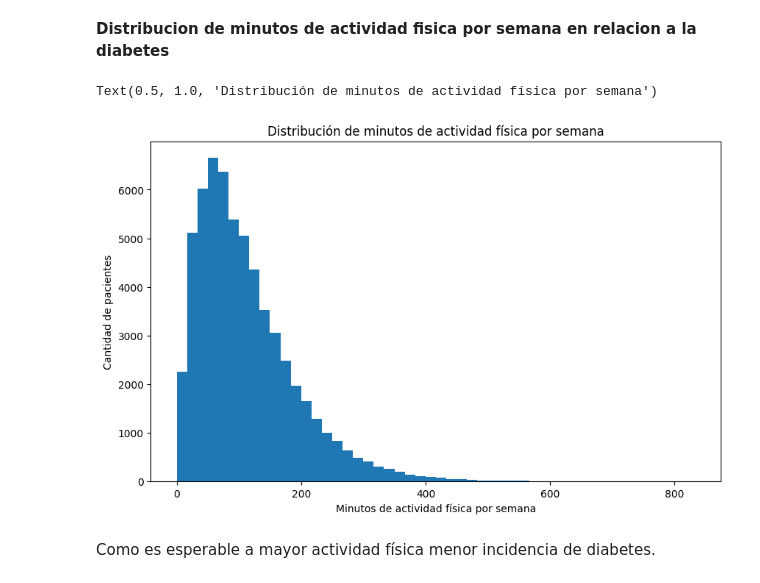
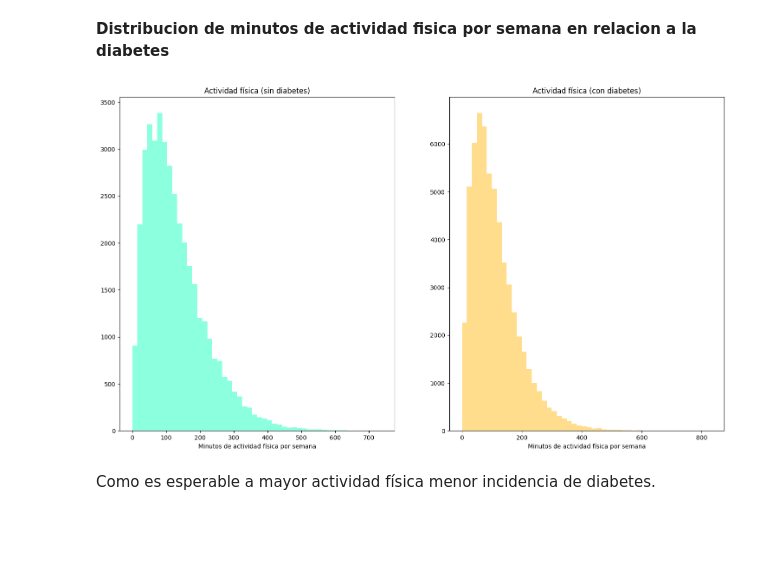
Before and after one commit to diegocv00/Diabetes, a Jupyter notebook: diabetes_analisis.ipynb, the cells around one changed output. Cells and saved outputs as stored; diff of their text form; code cells hidden in the pictures; blank space fills up the shorter version.

```diff
--- a/Diabetes.ipynb
+++ b/diabetes_analisis.ipynb
@@ -57,3 +59,6 @@ memory usage: 23.7+ MB
+# %%
+df_poseen_diabetes = df[df["diagnosed_diabetes"] == 1]
+df_no_poseen_diabetes = df[df["diagnosed_diabetes"] == 0]
 # %% [markdown]
 **Distribucion por género de la diabetes**
 # %%
@@ -120,15 +125,19 @@ Con un consumo relativamente moderado (de 0-7 veces por semana) el porcentaje de
 # %% [markdown]
 **Distribucion de minutos de actividad fisica por semana en relacion a la diabetes**
 # %%
-df_poseen_diabetes = df[df["diagnosed_diabetes"] == 1]
-plt.figure(figsize=(10, 6))
-plt.hist(df_poseen_diabetes['physical_activity_minutes_per_week'], bins=50)
-plt.xlabel("Minutos de actividad física por semana")
-plt.ylabel("Cantidad de pacientes")
-plt.title("Distribución de minutos de actividad física por semana")
+fig, (ax1, ax2) = plt.subplots(1, 2, figsize=(18, 10))
+
+if not df_no_poseen_diabetes.empty:
+    ax1.hist(df_no_poseen_diabetes['physical_activity_minutes_per_week'], bins=50, color='#8CFFDF')
+    ax1.set_title("Actividad física (sin diabetes)")
+    ax1.set_xlabel("Minutos de actividad física por semana")
+
+if not df_poseen_diabetes.empty:
+    ax2.hist(df_poseen_diabetes['physical_activity_minutes_per_week'], bins=50, color='#FFDD8C')
+    ax2.set_title("Actividad física (con diabetes)")
+    ax2.set_xlabel("Minutos de actividad física por semana")
 # %% [output]
-Text(0.5, 1.0, 'Distribución de minutos de actividad física por semana')
-[figure, old version]
+[figure, new version]
 # %% [markdown]
 Como es esperable a mayor actividad física menor incidencia de diabetes.
 # %% [markdown]
```
Also changed, not shown: parts of 17 cells of this notebook, 3 other files.
